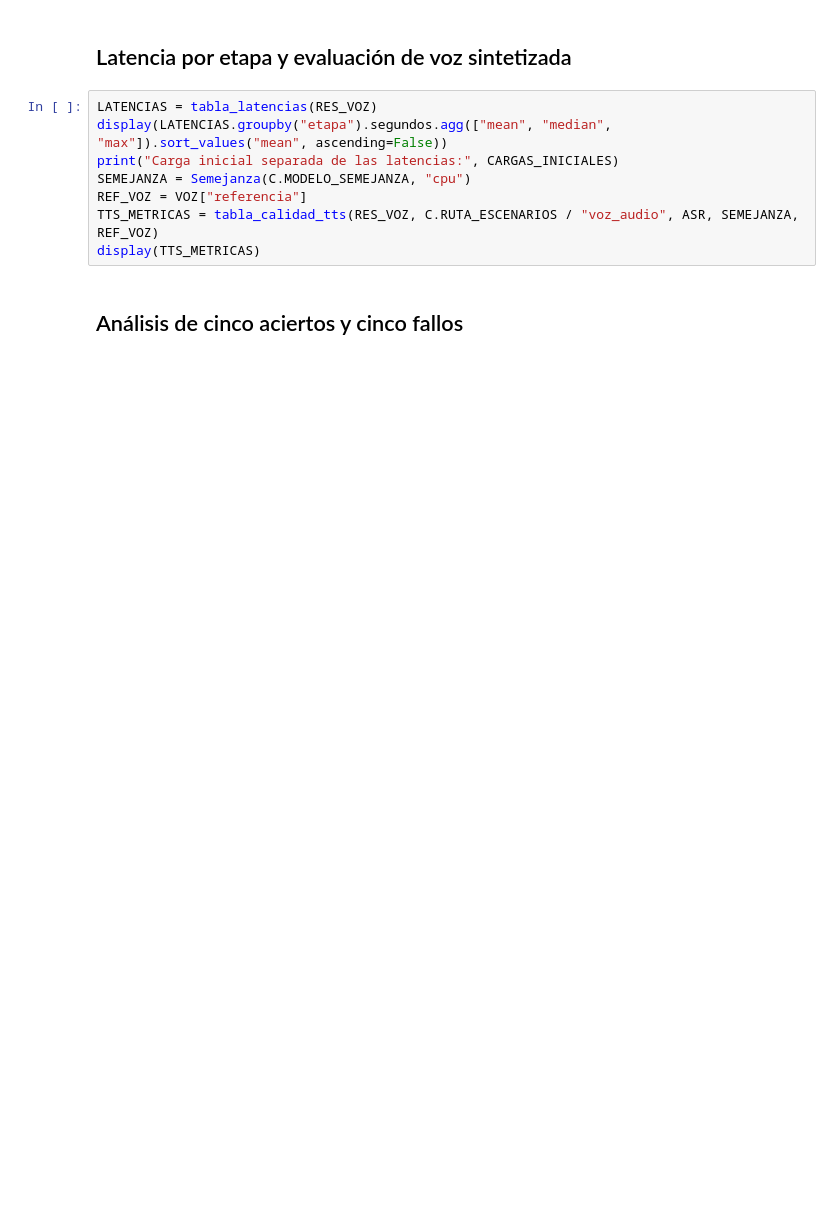
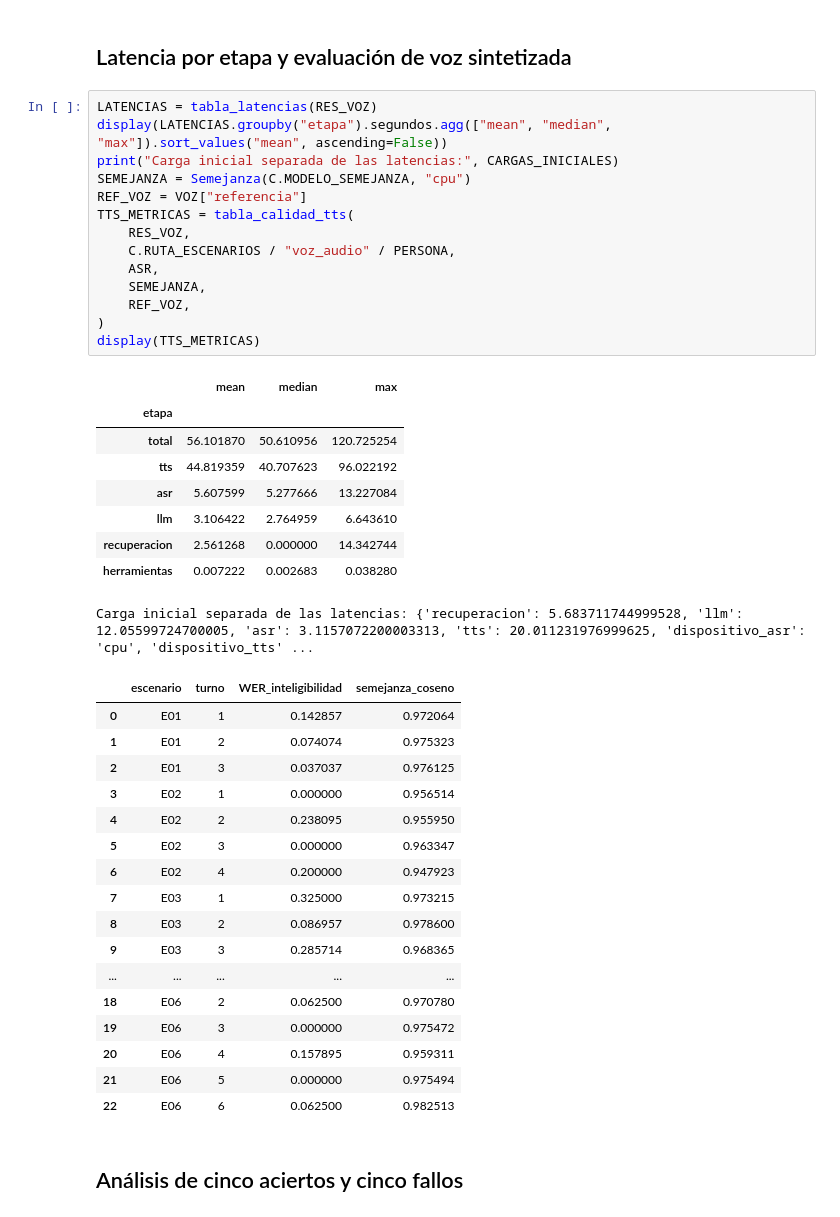
Before and after one commit to Codenid/asistente-compras-por-voz, a Jupyter notebook: notebooks/07_pruebas_y_resultados.ipynb, the cells around one changed output. Drawn from its saved outputs; the diff is of its cells as text; blank space fills up the shorter version.

```diff
--- a/notebooks/07_pruebas_y_resultados.ipynb
+++ b/notebooks/07_pruebas_y_resultados.ipynb
@@ -206,11 +425,44 @@ display(COMPARACION_ASR)
 # %%
 LATENCIAS = tabla_latencias(RES_VOZ)
 display(LATENCIAS.groupby("etapa").segundos.agg(["mean", "median", "max"]).sort_values("mean", ascending=False))
 print("Carga inicial separada de las latencias:", CARGAS_INICIALES)
 SEMEJANZA = Semejanza(C.MODELO_SEMEJANZA, "cpu")
 REF_VOZ = VOZ["referencia"]
-TTS_METRICAS = tabla_calidad_tts(RES_VOZ, C.RUTA_ESCENARIOS / "voz_audio", ASR, SEMEJANZA, REF_VOZ)
+TTS_METRICAS = tabla_calidad_tts(
+    RES_VOZ,
+    C.RUTA_ESCENARIOS / "voz_audio" / PERSONA,
+    ASR,
+    SEMEJANZA,
+    REF_VOZ,
+)
 display(TTS_METRICAS)
+# %% [output]
+|  | mean | median | max |
+| etapa |  |  |  |
+| total | 56.101870 | 50.610956 | 120.725254 |
+| tts | 44.819359 | 40.707623 | 96.022192 |
+| asr | 5.607599 | 5.277666 | 13.227084 |
+| llm | 3.106422 | 2.764959 | 6.643610 |
+| recuperacion | 2.561268 | 0.000000 | 14.342744 |
+| herramientas | 0.007222 | 0.002683 | 0.038280 |
+Carga inicial separada de las latencias: {'recuperacion': 5.683711744999528, 'llm': 12.05599724700005, 'asr': 3.1157072200003313, 'tts': 20.011231976999625, 'dispositivo_asr': 'cpu', 'dispositivo_tts' ...
+|  | escenario | turno | WER_inteligibilidad | semejanza_coseno |
+| 0 | E01 | 1 | 0.142857 | 0.972064 |
+| 1 | E01 | 2 | 0.074074 | 0.975323 |
+| 2 | E01 | 3 | 0.037037 | 0.976125 |
+| 3 | E02 | 1 | 0.000000 | 0.956514 |
+| 4 | E02 | 2 | 0.238095 | 0.955950 |
+| 5 | E02 | 3 | 0.000000 | 0.963347 |
+| 6 | E02 | 4 | 0.200000 | 0.947923 |
+| 7 | E03 | 1 | 0.325000 | 0.973215 |
+| 8 | E03 | 2 | 0.086957 | 0.978600 |
+| 9 | E03 | 3 | 0.285714 | 0.968365 |
+| ... | ... | ... | ... | ... |
+| 18 | E06 | 2 | 0.062500 | 0.970780 |
+| 19 | E06 | 3 | 0.000000 | 0.975472 |
+| 20 | E06 | 4 | 0.157895 | 0.959311 |
+| 21 | E06 | 5 | 0.000000 | 0.975494 |
+| 22 | E06 | 6 | 0.062500 | 0.982513 |
 # %% [markdown]
 ## Análisis de cinco aciertos y cinco fallos
 # %%
```
Also changed, not shown: parts of 15 cells of this notebook, 6 other files.
